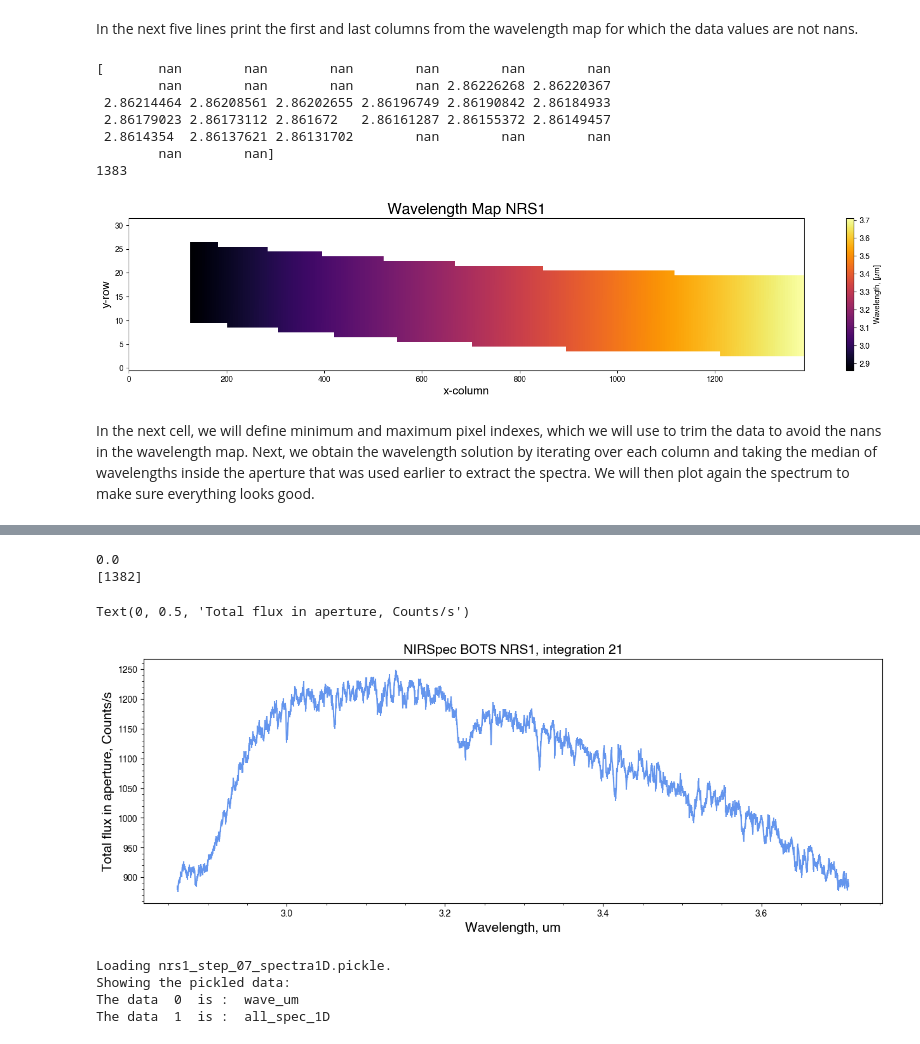
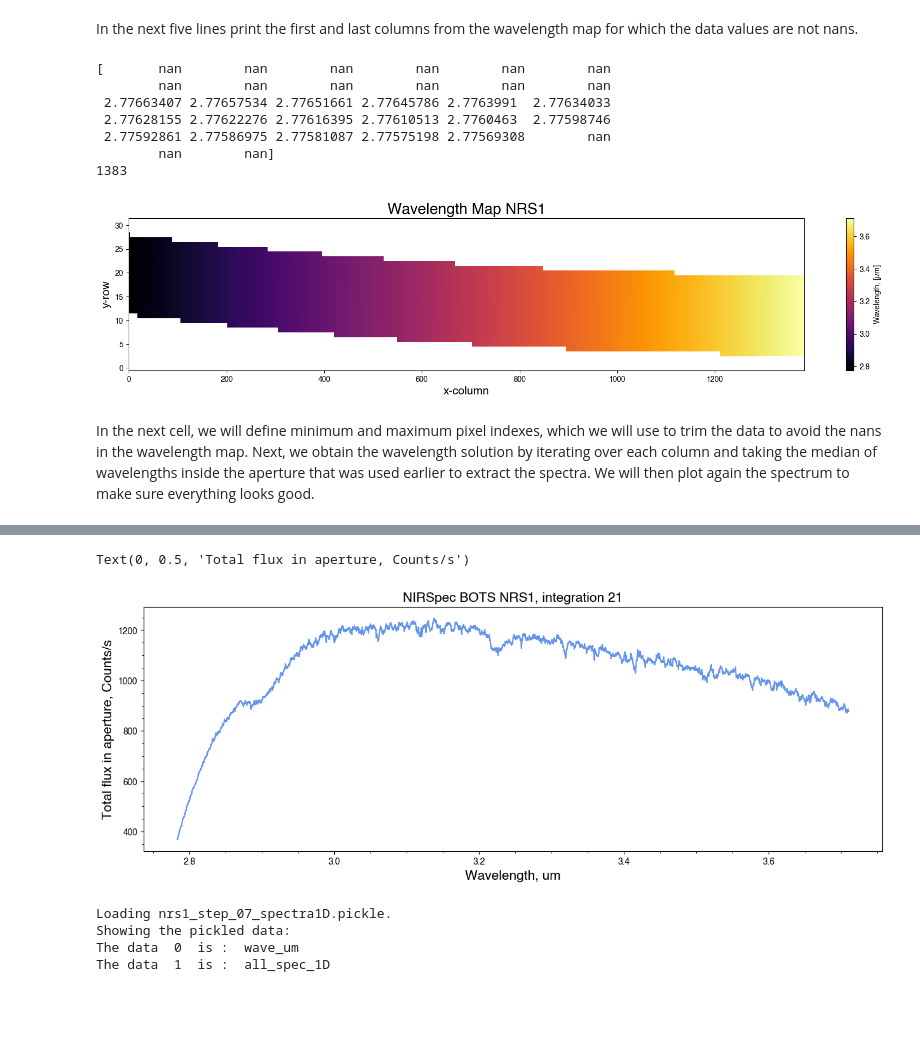
Before and after one commit to exonik/JWebbinar2023-TSO, a Jupyter notebook: Part2-Spec2.ipynb, the cells around one changed output, grey strips where cells are left out. Cells and saved outputs as stored; diff of their text form; code cells hidden in the pictures; blank space fills up the shorter version.

Commit message:
Add files via upload
Updated wavelength solution (thanks Néstor!), bad pixel replacement step, and switched from median to mean in the light curve creation step.

```diff
--- a/Part2-Spec2.ipynb
+++ b/Part2-Spec2.ipynb
@@ -376,0 +312,29 @@ The data  0  is :  wavelength_map
+# %%
+from jwst import assign_wcs
+from gwcs import wcstools
+
+# Open the awcs step as JWST data model for the first segment
+awcs = datamodels.open(spec2_results + froot[0] + 'assignwcsstep.fits')
+
+# Specify the slit identifier using the metadata; it should be S1600A1 for BOTS
+print('Obtaining wavelength solution using slit:', awcs.meta.instrument.fixed_slit)
+wcs_out = assign_wcs.nrs_wcs_set_input(awcs, awcs.meta.instrument.fixed_slit)
+
+# Get the output wavelength map from the bounding box along with bounding box coordinates. Define bounding box depending on the
+# subarray size (by default, wcs_out maps the slit in the detector for NIRSpec)
+wcs_out.bounding_box = ( (-0.5, awcs.data.shape[2]-0.5),
+                         (-0.5, awcs.data.shape[1]-0.5)
+                       )
+#print(wcs_out)
+
+# Obtain bounding box data
+bb_columns, bb_rows = wcstools.grid_from_bounding_box( wcs_out.bounding_box )
+_, _, bb_wavelength_map = wcs_out(bb_columns, bb_rows)
+
+# Prepare and fill wavelength map given this bounding box (fill the rest with nans because later nans are ommited):
+wavelength_map = np.full([ awcs.data.shape[1], awcs.data.shape[2] ], np.nan)
+
+# Obtain the wavelength map
+for i in range( bb_wavelength_map.shape[0] ):
+    for j in range( bb_wavelength_map.shape[1] ):
+            wavelength_map[int(bb_rows[i, j]), int(bb_columns[i, j])] = bb_wavelength_map[i, j]
@@ -837,13 +818,12 @@ if (run_mode == 'process'):
         cp_2Dspec = np.copy(all_spec)
 
 
-    nint = 2
     nint = cp_2Dspec.shape[0]#-1
     #spec_xlen = len(all_spec[0,0,:])
     #spec_ylen = len(all_spec[0,:,0])
     #print(nint, spec_xlen, spec_ylen)
 
-    radius_edge_comb = 3 # how many columns to be combined at the edge of the detector;
+    radius_edge_comb = 4 # how many columns to be combined at the edge of the detector;
 
     # Replace nans with median PSF profile pixels
     # do it for all 2D spectra
@@ -855,7 +835,7 @@ if (run_mode == 'process'):
             # First check for nans in the evaluated column
             # determine nan pixels in the PSF profile
             #print(j)
-            idx_nan = np.where(np.isnan(all_spec[i,:,j]))[0]
+            idx_nan = np.where(np.isnan(cp_2Dspec[i,:,j]))[0]
             idx_bad = np.where(all_DQs[i,:,j] > 0)[0]
             #print('idx_bad ', idx_bad, 'idx_nan ', idx_nan)
 
@@ -866,7 +846,7 @@ if (run_mode == 'process'):
             #print(idx_nan, len(idx_nan))
 
             # Proceed with columns with nans only (this saves some time)
-            if ((len(idx_nan) >= 0)):
+            if ((len(idx_nan_bad) >= 0)):
 
                 #if ((i >= 75) and (i <= 79)):
                 #    print(i, idx_nan_bad, len(idx_nan_bad), j, spec_xlen, len(all_spec[i,:,j])-1, len(all_spec[i,0,:])-1)
@@ -1609,7 +1589,7 @@ In the next five lines print the first and last columns from the wavelength map
 # %%
 
 if (process_detector == 'nrs1'):
-    print(wavelength_map[:,126])
+    print(wavelength_map[:,0])
     print(len(wavelength_map[4,:]))
 
 if (process_detector == 'nrs2'):
@@ -1633,13 +1613,13 @@ cb1 = plt.colorbar(label=r'Wavelength, [$\mu$m]')
 plt.show()
 # %% [output]
 [       nan        nan        nan        nan        nan        nan
-        nan        nan        nan        nan 2.86226268 2.86220367
- 2.86214464 2.86208561 2.86202655 2.86196749 2.86190842 2.86184933
- 2.86179023 2.86173112 2.861672   2.86161287 2.86155372 2.86149457
- 2.8614354  2.86137621 2.86131702        nan        nan        nan
+        nan        nan        nan        nan        nan        nan
+ 2.77663407 2.77657534 2.77651661 2.77645786 2.7763991  2.77634033
+ 2.77628155 2.77622276 2.77616395 2.77610513 2.7760463  2.77598746
+ 2.77592861 2.77586975 2.77581087 2.77575198 2.77569308        nan
         nan        nan]
 1383
-[figure, old version]
+[figure, new version]
 # %% [markdown]
 In the next cell, we will define minimum and maximum pixel indexes, which we will use to trim the data to avoid the nans in the wavelength map. Next, we obtain the wavelength solution by iterating over each column and taking the median of wavelengths inside the aperture that was used earlier to extract the spectra. We will then plot again the spectrum to make sure everything looks good.
 # %%
@@ -1655,7 +1635,7 @@ wave_um = np.zeros(spec_xlen)
 
 # The wavelength map has some nans inside the spectral trace at the eadges. We romeve them by trimming these points.
 if (process_detector == 'nrs1'):
-    x11 = 126
+    x11 = 10#126
     x22 = 1382
 
 if (process_detector == 'nrs2'):
@@ -1694,7 +1674,5 @@ ax.set_ylabel('Total flux in aperture, Counts/s', fontsize=15)
-0.0
-[1382]
+Text(0, 0.5, 'Total flux in aperture, Counts/s')
-Text(0, 0.5, 'Total flux in aperture, Counts/s')
-[figure, old version]
+[figure, new version]
 # %%
 # Define an array for all 1D spectra
 all_spec_1D = np.zeros([nintegrations, len(wave_um)])
```
Also changed, not shown: parts of 20 cells of this notebook.
